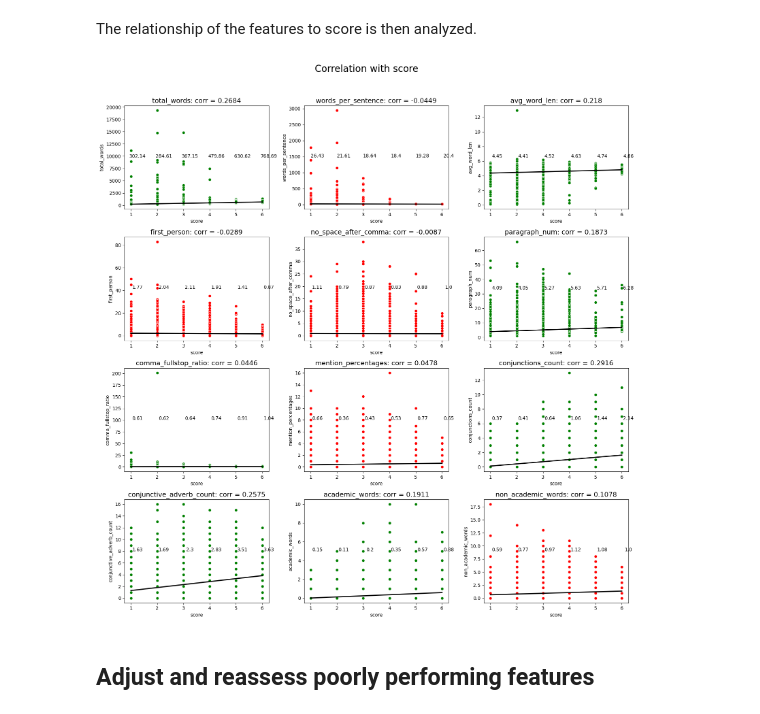
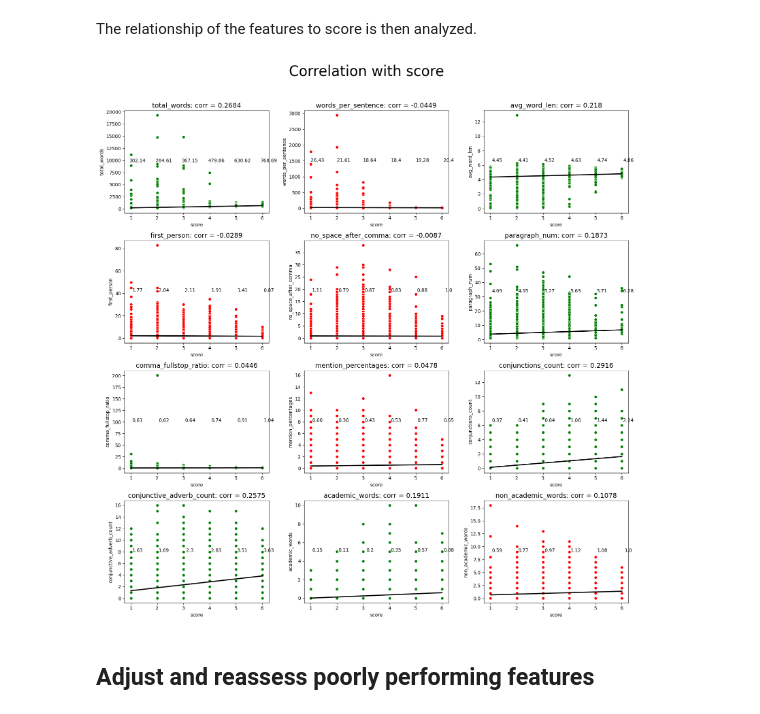
Before and after one commit to jcarterlab/Initial-Essay-Text-Feature-Engineering, a Jupyter notebook: initial_essay_text_feature_engineering.ipynb, the cells around one changed output. Drawn from its saved outputs; the diff is of its cells as text; code cells hidden in the pictures.

```diff
--- a/initial_essay_text_feature_engineering.ipynb
+++ b/initial_essay_text_feature_engineering.ipynb
@@ -219,35 +219,35 @@ def correlation_analysis(data, var, title=None):
         # determines the correlation of the feature to y
         corr = round(stats.pearsonr(data[x], y)[0], 4)
 
         # determines whether relationship to score is largely linear or not
         linear_trend = linear(avg_x)
 
         # changes the color based on whether it might be useful to the model or not
         if (abs(corr) >= 0.04) and (linear_trend==True):
             color = 'green'
         else:
             color = 'red'
 
         # creates a scatterplot for each feature
         sns.scatterplot(x=y, y=data[x], ax=ax[i], color=color);
         sns.regplot(x=y, y=data[x], ax=ax[i], scatter=False, color='black');
         ax[i].set_title(x + ': corr = ' + str(round(stats.pearsonr(data[x], y)[0], 4)), size=14);
 
         # adds numerical labels for average value of the feature at each score level (1-6)
         for j, tick in enumerate(avg_x):
             ax[i].text(j+1.25, max(data[x]) / 2, str(round(tick,2)), color='black', ha='center')
 
     if title == None:
         title = 'Correlation with score'
 
-    plt.suptitle(title, fontsize=20, y=1.025);
+    plt.suptitle(title, fontsize=30, y=1.025);
     plt.tight_layout();
     plt.show();
 
 
 correlation_analysis(train, features)
 # %% [output]
-[figure, old version]
+[figure, new version]
 # %% [markdown]
 ## Adjust and reassess poorly performing features
 # %% [markdown]
```
Also changed, not shown: parts of 8 cells of this notebook.
